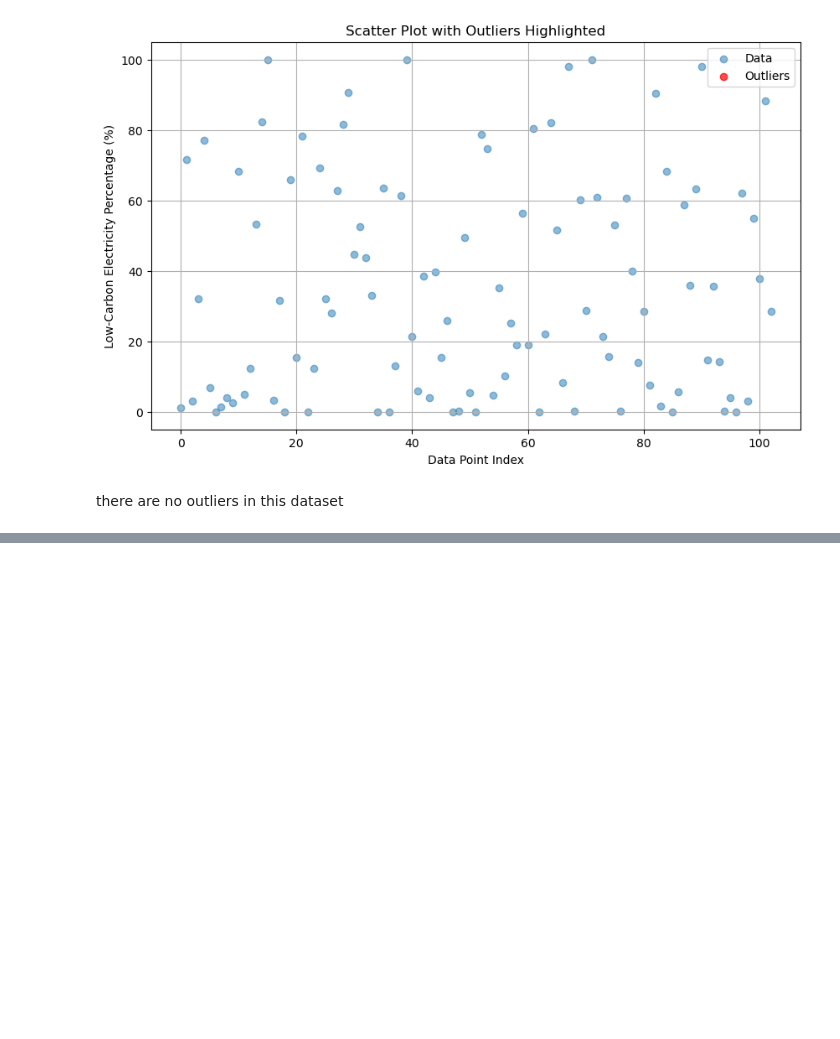
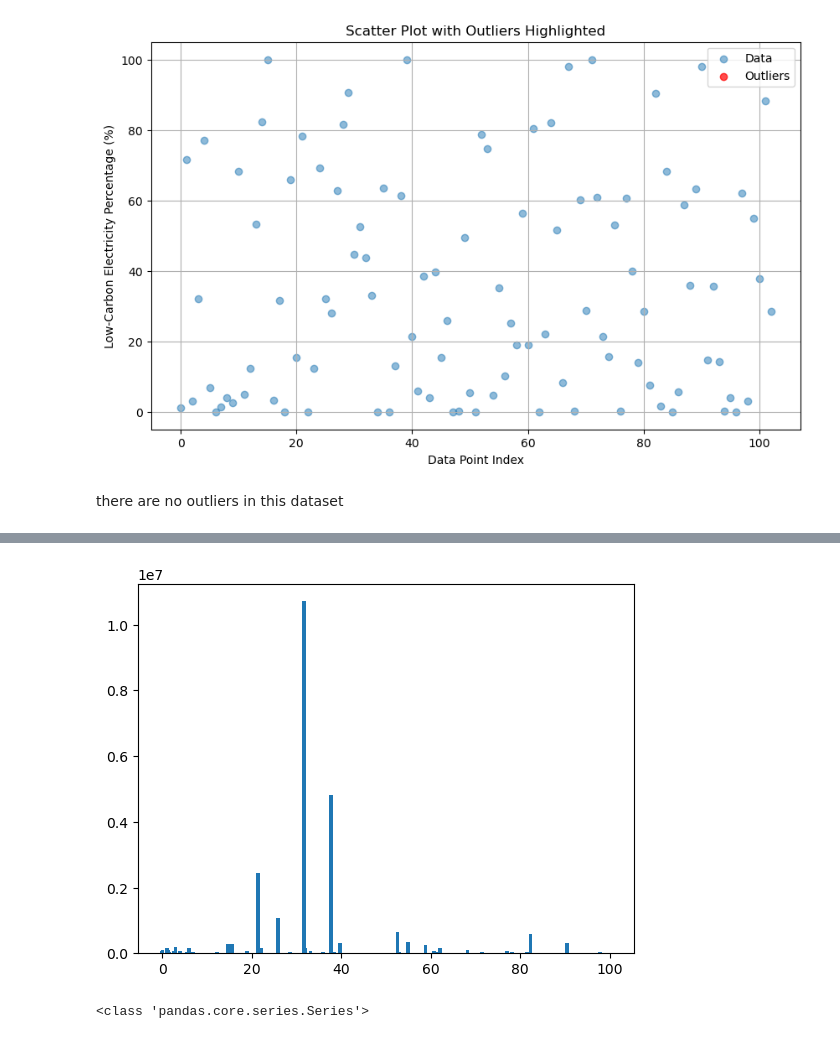
Before and after one commit to yosieph/Project1, a Jupyter notebook: project1update.ipynb, the cells around one changed output, grey strips where cells are left out. Drawn from its saved outputs; the diff is of its cells as text; code cells hidden in the pictures; blank space fills up the shorter version.

```diff
--- a/project1update.ipynb
+++ b/project1update.ipynb
@@ -586,0 +745,3 @@ there are no outliers in this dataset
+# %%
+category_means = main_data.groupby('co2 Emissions (metric tons per capita)')['Low-carbon electricity (% electricity)'].mean()
+category_means
@@ -586,0 +793,9 @@ there are no outliers in this dataset
+# %%
+plt.bar(category_means.values, category_means.index)
+plt.show()
+# %% [output]
+[figure, added]
+# %%
+print(type (category_means))
+# %% [output]
+<class 'pandas.core.series.Series'>
```
Also changed, not shown: parts of 24 cells of this notebook.
